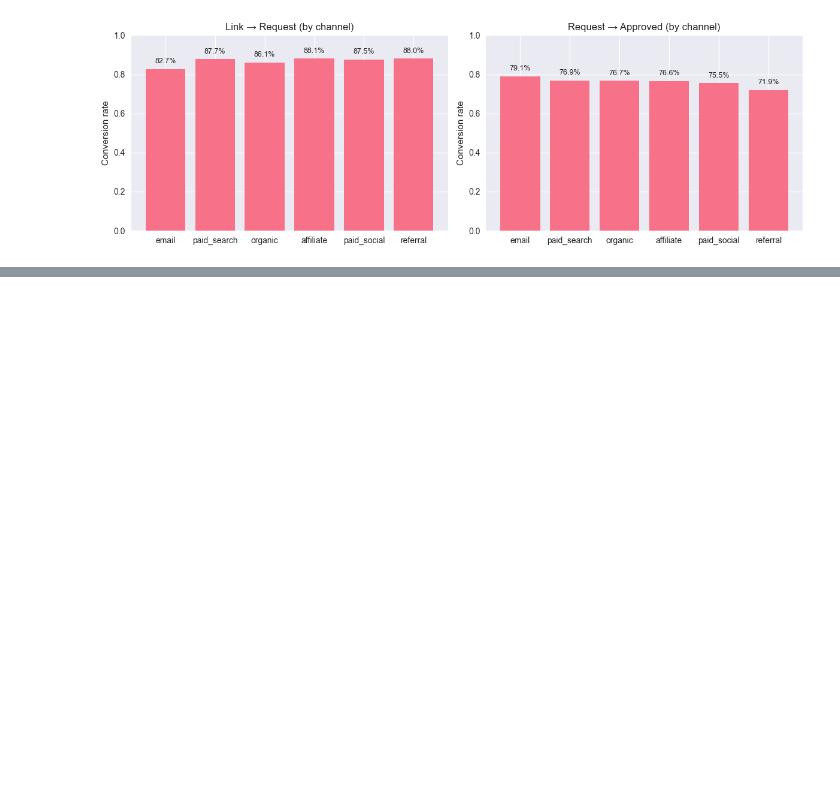
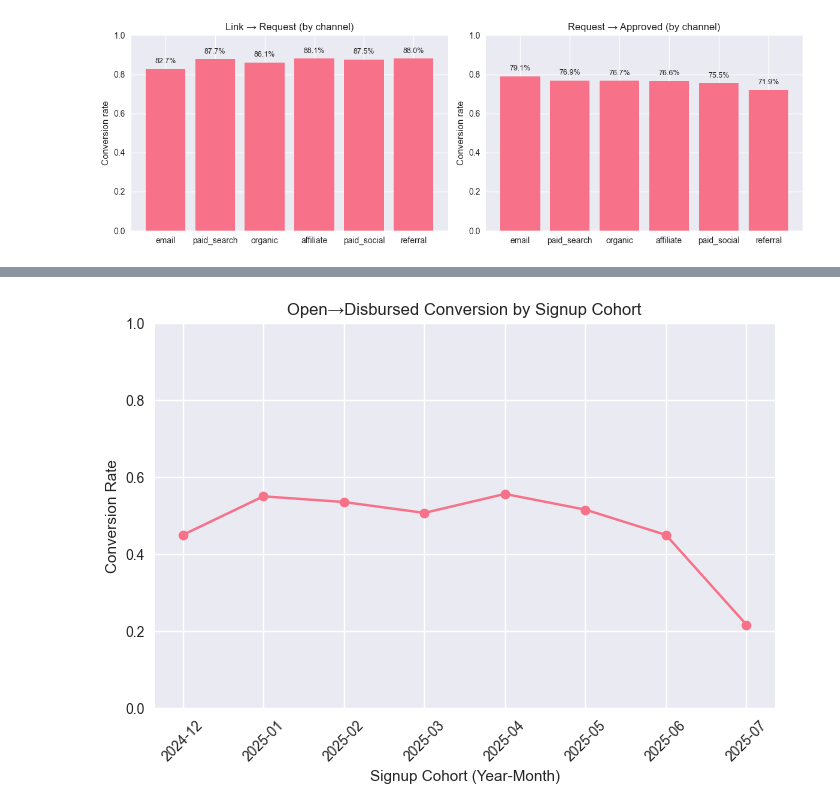
Before and after one commit to sh2nam/bree-takehome-nam, a Jupyter notebook: notebooks/2_funnel_growth_deep_dive.ipynb, the cells around one changed output, grey strips where cells are left out. Saved outputs shown, nothing was run; the diff lists cells and outputs as text; code cells hidden in the pictures; blank space fills up the shorter version.

Commit message:
added cohort by signup month.

```diff
--- a/notebooks/2_funnel_growth_deep_dive.ipynb
+++ b/notebooks/2_funnel_growth_deep_dive.ipynb
@@ -594,0 +517,29 @@ plt.tight_layout(); plt.show()
+# %%
+cohort_sql = """
+WITH coh AS (
+  SELECT
+    signup_year,
+    signup_month,
+    SUM(app_open_users)      AS open_cnt,
+    SUM(bank_linked_users)   AS link_cnt,
+    SUM(requested_users)     AS request_cnt,
+    SUM(approved_users)      AS approved_cnt,
+    SUM(disbursed_users)     AS disbursed_cnt
+  FROM v_funnel_by_segment
+  GROUP BY signup_year, signup_month
+)
+SELECT
+  signup_year,
+  signup_month,
+  open_cnt, link_cnt, request_cnt, approved_cnt, disbursed_cnt,
+  CASE WHEN open_cnt>0     THEN link_cnt::DOUBLE/open_cnt     ELSE 0 END AS r_open_to_link,
+  CASE WHEN link_cnt>0     THEN request_cnt::DOUBLE/link_cnt  ELSE 0 END AS r_link_to_request,
+  CASE WHEN request_cnt>0  THEN approved_cnt::DOUBLE/request_cnt ELSE 0 END AS r_request_to_approved,
+  CASE WHEN approved_cnt>0 THEN disbursed_cnt::DOUBLE/approved_cnt ELSE 0 END AS r_approved_to_disbursed,
+  CASE WHEN open_cnt>0     THEN disbursed_cnt::DOUBLE/open_cnt ELSE 0 END AS r_open_to_disbursed
+FROM coh
+ORDER BY signup_year, signup_month;
+"""
+
+cohort_df = conn.execute(cohort_sql).fetchdf()
+display(cohort_df.head())
@@ -594,0 +553,16 @@ plt.tight_layout(); plt.show()
+# %%
+import matplotlib.pyplot as plt
+
+# Create year-month label for x-axis
+cohort_df["signup_period"] = cohort_df["signup_year"].astype(str) + "-" + cohort_df["signup_month"].astype(str).str.zfill(2)
+
+plt.figure(figsize=(8,5))
+plt.plot(cohort_df["signup_period"], cohort_df["r_open_to_disbursed"], marker="o")
+plt.title("Open→Disbursed Conversion by Signup Cohort")
+plt.xlabel("Signup Cohort (Year-Month)")
+plt.ylabel("Conversion Rate")
+plt.xticks(rotation=45)
+plt.ylim(0,1)
+plt.show()
+# %% [output]
+[figure, added]
```
Also changed, not shown: parts of 11 cells of this notebook, 2 other files.
